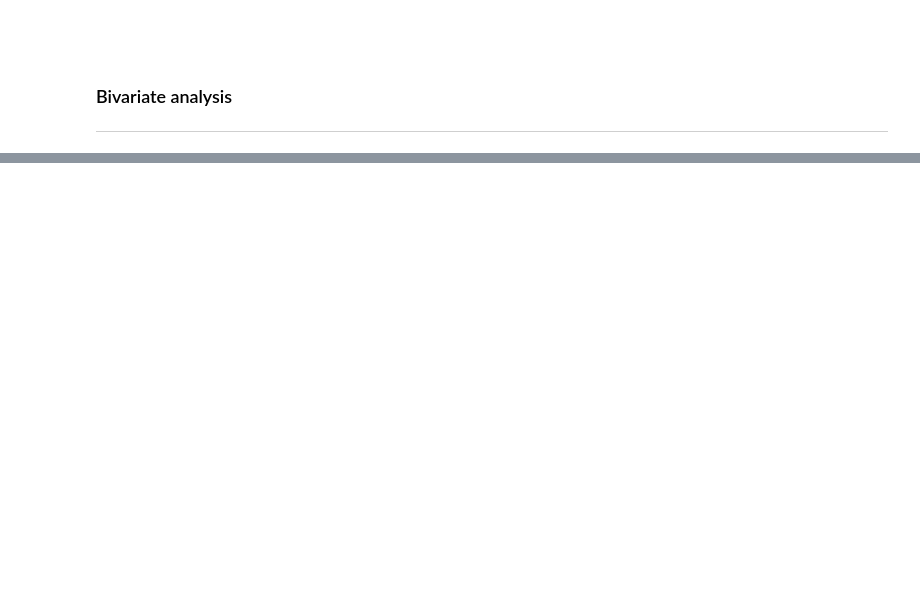
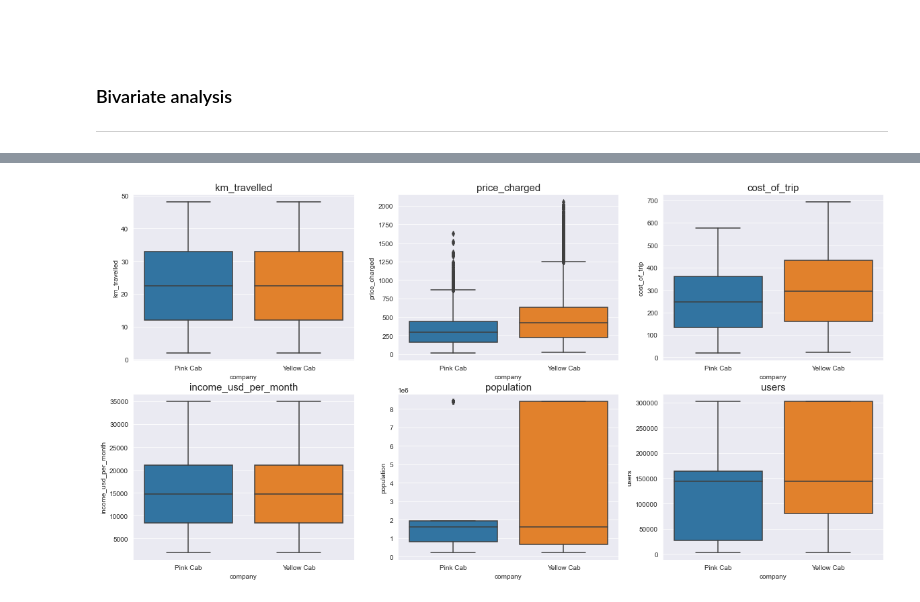
Before and after one commit to SheereenHamza/Data-Glacier, a Jupyter notebook: Week 2/G2M insight for Cab Investment firm.ipynb, the cells around one changed output, grey strips where cells are left out. Cells and saved outputs as stored; diff of their text form; code cells hidden in the pictures; blank space fills up the shorter version.

```diff
--- a/Week 2/G2M insight for Cab Investment firm.ipynb
+++ b/Week 2/G2M insight for Cab Investment firm.ipynb
@@ -1387,9 +1394,11 @@ memory usage: 57.4+ MB
 # %%
-fig, ax = plt.subplots(4,3, figsize=(20,20))
+fig, ax = plt.subplots(2,3, figsize=(20,10))
 
 # select numeric columns only
 for i, col in enumerate(numeric_cols):
     r = i // 3
     c = i % 3
     sns.boxplot(x='company', y=col, data=master_df, ax=ax[r][c])
     ax[r,c].set_title(col, fontsize=15)
+# %% [output]
+[figure, added]
```
Also changed, not shown: parts of 26 cells of this notebook.
